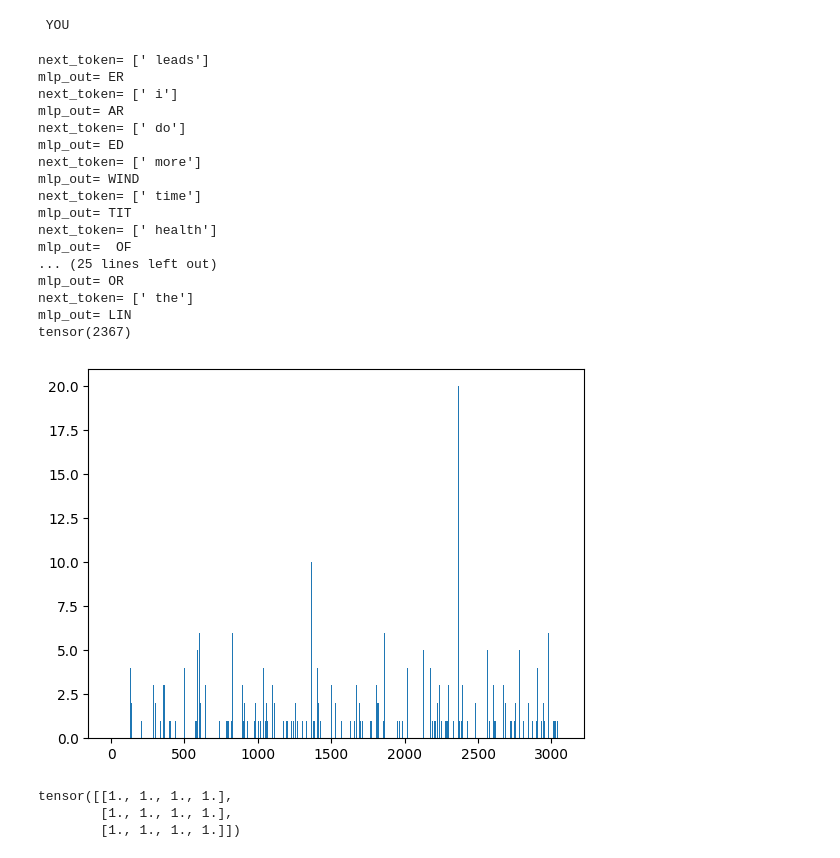
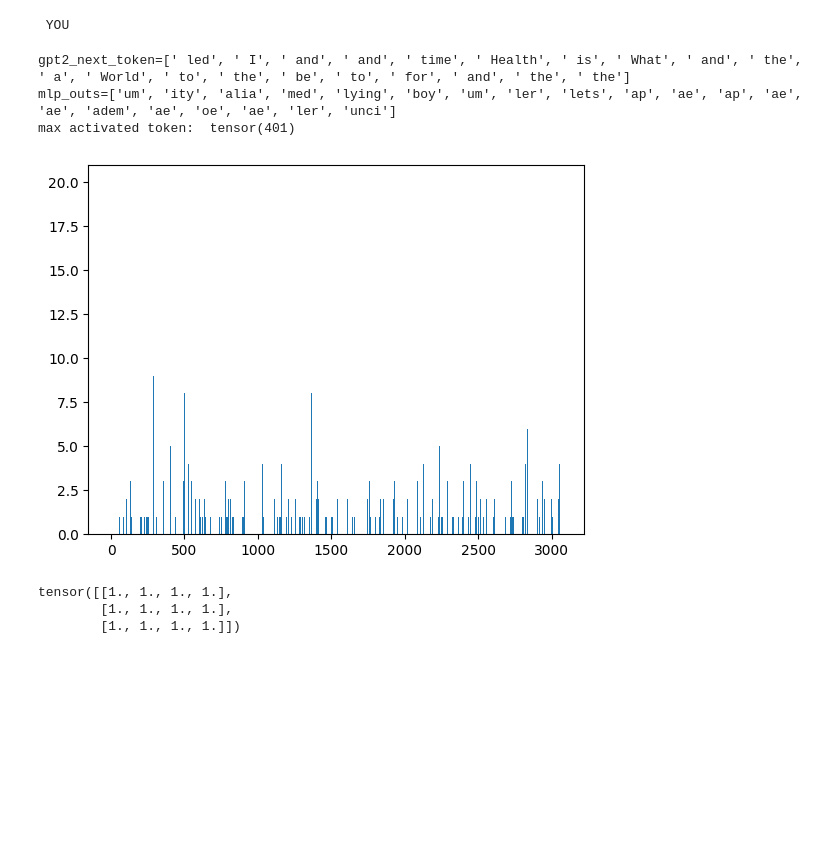
Before and after one commit to peluche/sae, a Jupyter notebook: sae.ipynb, the cells around one changed output. Drawn from its saved outputs; the diff is of its cells as text; code cells hidden in the pictures; blank space fills up the shorter version.

```diff
--- a/sae.ipynb
+++ b/sae.ipynb
@@ -281,60 +281,52 @@ def scope(layer='blocks.7.mlp.hook_post'):
         with t.no_grad():
             cache[hook.name] = act.clone().detach()
             # act[:, :, 623] *= 0
-            act[:, :, 401] = 10.
+            act[:, :, 401] = -10.
+            # act[:, :, 401] = 100.
+            # act[:, :, 2367] *= 0
             return act
     gpt2.add_hook(filter_mlp_out, forward_cache_hook, "fwd")
 
     filter_mlp_out2 = lambda name: ('blocks.7.hook_mlp_out' == name)
     def forward_cache_hook2(act, hook):
         with t.no_grad():
             cache[hook.name] = act.clone().detach()
     gpt2.add_hook(filter_mlp_out2, forward_cache_hook2, "fwd")
 
     most_frequent_top100_neurons = []
     mlp_outs = []
+    gpt2_next_token = []
+
 
     for sentence in sentences:
-        sentence = sentence.lower()
+        # sentence = sentence.lower()
         # logits, cache = gpt2.run_with_cache(sentence, names_filter=[layer])
         logits = gpt2(sentence)
-        print('next_token=', [gpt2.to_single_str_token(x.item()) for x in logits.argmax(-1)[:, -1]])
+        # print('next_token=', [gpt2.to_single_str_token(x.item()) for x in logits.argmax(-1)[:, -1]])
+        gpt2_next_token.append(gpt2.to_single_str_token(logits.argmax(-1)[:, -1].item()))
 
         last_tokens = cache[layer][:, -1]
         mlp_out = cache['blocks.7.hook_mlp_out']
-        # mlp_outs.append(mlp_out)
         token = gpt2.unembed(gpt2.ln_final(mlp_out)).softmax(dim=-1).argmax(dim=-1)
-        print('mlp_out=', gpt2.to_string(token[:, -1]))
-
+        mlp_outs.append(gpt2.to_single_str_token(token[:, -1].item()))
+        # print('mlp_out=', gpt2.to_string(token[:, -1]))
 
         top_neurons_val, top_neurons_idx = last_tokens.topk(dim=-1, k=100)
         # print(f'{top_neurons_idx.shape=}')
         most_frequent_top100_neurons.append(top_neurons_idx.view(-1))
         # print(f'{most_frequent_top100_neurons.shape=}')
+    print(f'{gpt2_next_token=}')
+    print(f'{mlp_outs=}')
     bins = t.cat(most_frequent_top100_neurons, dim=0).bincount().cpu()
-    print(bins.argmax()) # 623
+    print('max activated token: ', bins.argmax()) # 623
     plt.bar(t.arange(len(bins)), bins)
 
 scope()
 # %% [output]
-next_token= [' leads']
-mlp_out= ER
-next_token= [' i']
-mlp_out= AR
-next_token= [' do']
-mlp_out= ED
-next_token= [' more']
-mlp_out= WIND
-next_token= [' time']
-mlp_out= TIT
-next_token= [' health']
-mlp_out=  OF
-... (25 lines left out)
-mlp_out= OR
-next_token= [' the']
-mlp_out= LIN
-tensor(2367)
+gpt2_next_token=[' led', ' I', ' and', ' and', ' time', ' Health', ' is', ' What', ' and', ' the', ' a', ' World', ' to', ' the', ' be', ' to', ' for', ' and', ' the', ' the']
+mlp_outs=['um', 'ity', 'alia', 'med', 'lying', 'boy', 'um', 'ler', 'lets', 'ap', 'ae', 'ap', 'ae', 'ae', 'adem', 'ae', 'oe', 'ae', 'ler', 'unci']
+max activated token:  tensor(401)
-[figure, old version]
+[figure, new version]
 # %%
 for i in t.ones(1, 3, 4):
     print(i)
```
